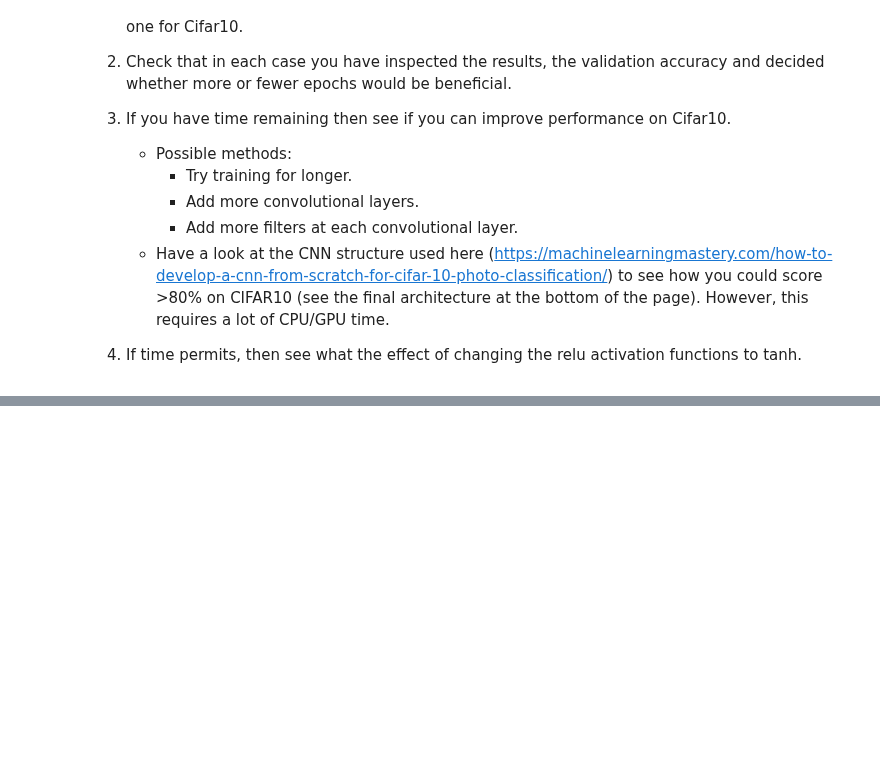
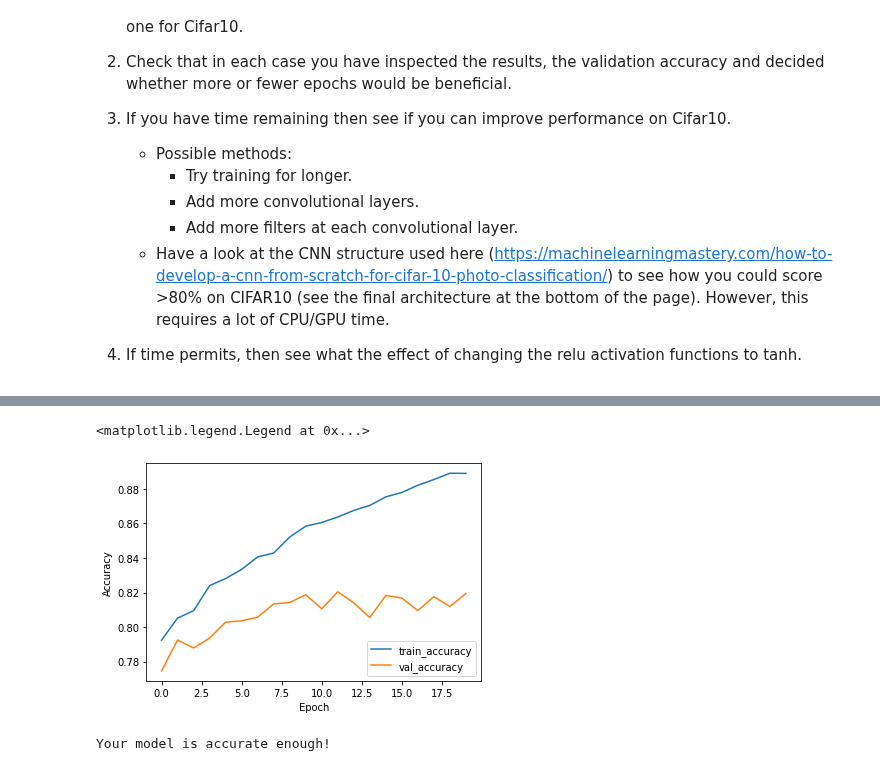
Before and after one commit to ThakdanaiSaelee/Lab_CE888, a Jupyter notebook: lab7 - CNN/cnn.ipynb, the cells around one changed output, grey strips where cells are left out. Cells and saved outputs as stored; diff of their text form; code cells hidden in the pictures; blank space fills up the shorter version.

```diff
--- a/lab7 - CNN/cnn.ipynb
+++ b/lab7 - CNN/cnn.ipynb
@@ -506,0 +514,26 @@ But if you want to explore further, then...
+# %%
+# build model with CNN architecture
+model = keras.Sequential()
+
+# YOUR CODE HERE (no need to specify the input shape in the first layer)
+
+model.add(layers.Conv2D(32, (3, 3), activation='relu', kernel_initializer='he_uniform', padding='same', input_shape=(32, 32, 3)))
+model.add(layers.Conv2D(32, (3, 3), activation='relu', kernel_initializer='he_uniform', padding='same'))
+model.add(layers.MaxPooling2D((2, 2)))
+model.add(layers.Dropout(0.2))
+model.add(layers.Conv2D(64, (3, 3), activation='relu', kernel_initializer='he_uniform', padding='same'))
+model.add(layers.Conv2D(64, (3, 3), activation='relu', kernel_initializer='he_uniform', padding='same'))
+model.add(layers.MaxPooling2D((2, 2)))
+model.add(layers.Dropout(0.2))
+model.add(layers.Conv2D(128, (3, 3), activation='relu', kernel_initializer='he_uniform', padding='same'))
+model.add(layers.Conv2D(128, (3, 3), activation='relu', kernel_initializer='he_uniform', padding='same'))
+model.add(layers.MaxPooling2D((2, 2)))
+model.add(layers.Dropout(0.2))
+model.add(layers.Flatten())
+model.add(layers.Dense(128, activation='relu', kernel_initializer='he_uniform'))
+model.add(layers.Dropout(0.2))
+
+model.add(layers.Flatten())
+model.add(layers.Dense(128, activation='relu', kernel_initializer='he_uniform'))
+model.add(layers.Dropout(0.2))
+model.add(layers.Dense(num_classification_categories, activation='softmax'))
@@ -506,0 +561,11 @@ But if you want to explore further, then...
+# %%
+optimizer = keras.optimizers.Adam()
+
+model.compile(optimizer=optimizer,
+              loss=keras.losses.SparseCategoricalCrossentropy(),
+              metrics=['accuracy'])
+
+history = model.fit(train_images, train_labels,
+                batch_size=128,
+                epochs=20,
+                validation_data=(test_images, test_labels))
@@ -506,0 +590,19 @@ But if you want to explore further, then...
+# %%
+plt.plot(history.history['accuracy'], label='train_accuracy')
+plt.plot(history.history['val_accuracy'], label = 'val_accuracy')
+plt.xlabel('Epoch')
+plt.ylabel('Accuracy')
+plt.legend(loc='lower right')
+# %% [output]
+<matplotlib.legend.Legend at 0x...>
+[figure, added]
+# %%
+if history.history["val_accuracy"][-1] > accuracy_threshold:
+    print("Your model is accurate enough!")
+    # Save the model into a local folder
+    keras.models.save_model(model, "Best_Model"+dataset_name+".h5",save_format='h5')
+else:
+    print("Accuracy is below the threshold!")
+    raise Exception("Your model isn't accurate enough to pass the progress checker!")
+# %% [output]
+Your model is accurate enough!
```
Also changed, not shown: parts of 6 cells of this notebook.
